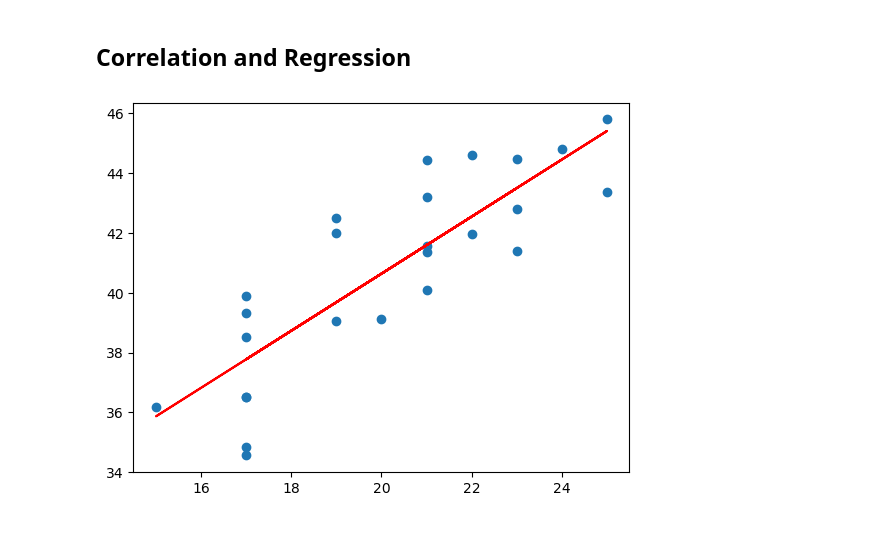
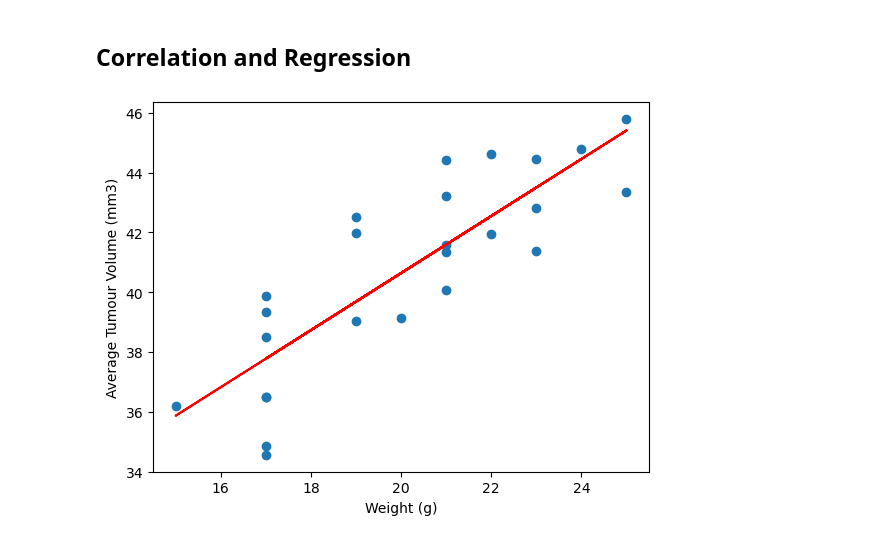
Before and after one commit to SuhaniArjin1/Basic-Data_Visualizations-Challenge, a Jupyter notebook: Pymaceuticals/pymaceuticals_starter_real.ipynb, the cells around one changed output. Cells and saved outputs as stored; diff of their text form; code cells hidden in the pictures.

```diff
--- a/Pymaceuticals/pymaceuticals_starter_real.ipynb
+++ b/Pymaceuticals/pymaceuticals_starter_real.ipynb
@@ -281,7 +279,7 @@ capomulin_mouse
 avg_tumour_vol = capomulin_mouse.groupby('Mouse ID')['Tumor Volume (mm3)'].mean()
 
 #Find average weight per Mouse
-mouse_weight = capomulin_data.groupby('Mouse ID')['Weight (g)'].mean()
+mouse_weight = capomulin_mouse.groupby('Mouse ID')['Weight (g)'].mean()
 
 #Assign X and Y values
 xaxis = mouse_weight
@@ -300,10 +298,12 @@ plt.show
 # %%
 # Calculate the correlation coefficient and a linear regression model
 # for mouse weight and average observed tumor volume for the entire Capomulin regimen
 (slope, intercept, rvalue, pvalue, stderr) = linregress(xaxis, yaxis)
 regress_values = xaxis*slope + intercept
 plt.scatter(xaxis, yaxis)
 plt.plot(xaxis, regress_values, 'r-')
+plt.xlabel('Weight (g)')
+plt.ylabel('Average Tumour Volume (mm3)')
 plt.show()
 # %% [output]
-[figure, old version]
+[figure, new version]
```
Also changed, not shown: parts of 1 cell of this notebook.
